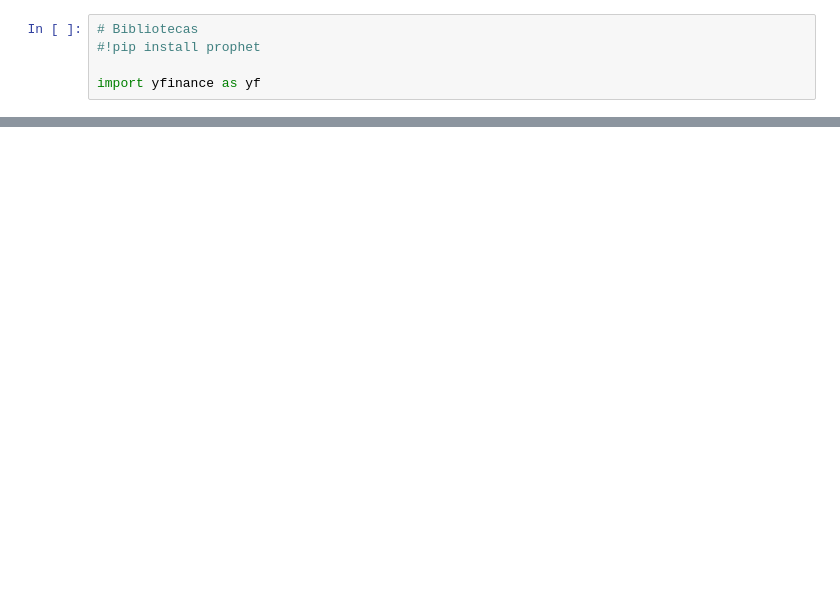
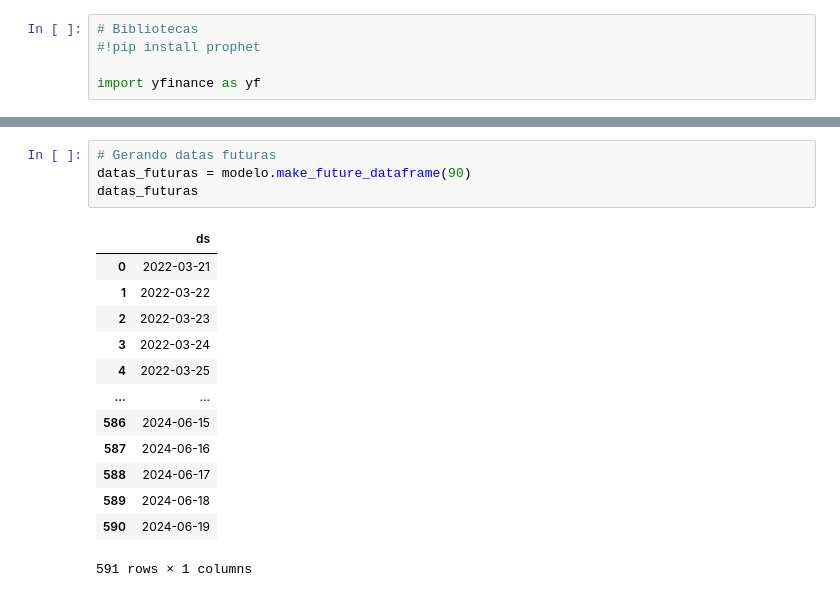
Before and after one commit to WilliamCorrea2712/Python, a Jupyter notebook: inteligencia_artificial/inteligencia_artificial.ipynb, the cells around one changed output, grey strips where cells are left out. Drawn from its saved outputs; the diff is of its cells as text; blank space fills up the shorter version.

```diff
--- a/inteligencia_artificial/inteligencia_artificial.ipynb
+++ b/inteligencia_artificial/inteligencia_artificial.ipynb
@@ -37,0 +50,18 @@ treinamento
+# %%
+# Gerando datas futuras
+datas_futuras = modelo.make_future_dataframe(90)
+datas_futuras
+# %% [output]
+|  | ds |
+| 0 | 2022-03-21 |
+| 1 | 2022-03-22 |
+| 2 | 2022-03-23 |
+| 3 | 2022-03-24 |
+| 4 | 2022-03-25 |
+| ... | ... |
+| 586 | 2024-06-15 |
+| 587 | 2024-06-16 |
+| 588 | 2024-06-17 |
+| 589 | 2024-06-18 |
+| 590 | 2024-06-19 |
+591 rows × 1 columns
```
Also changed, not shown: parts of 7 cells of this notebook.
